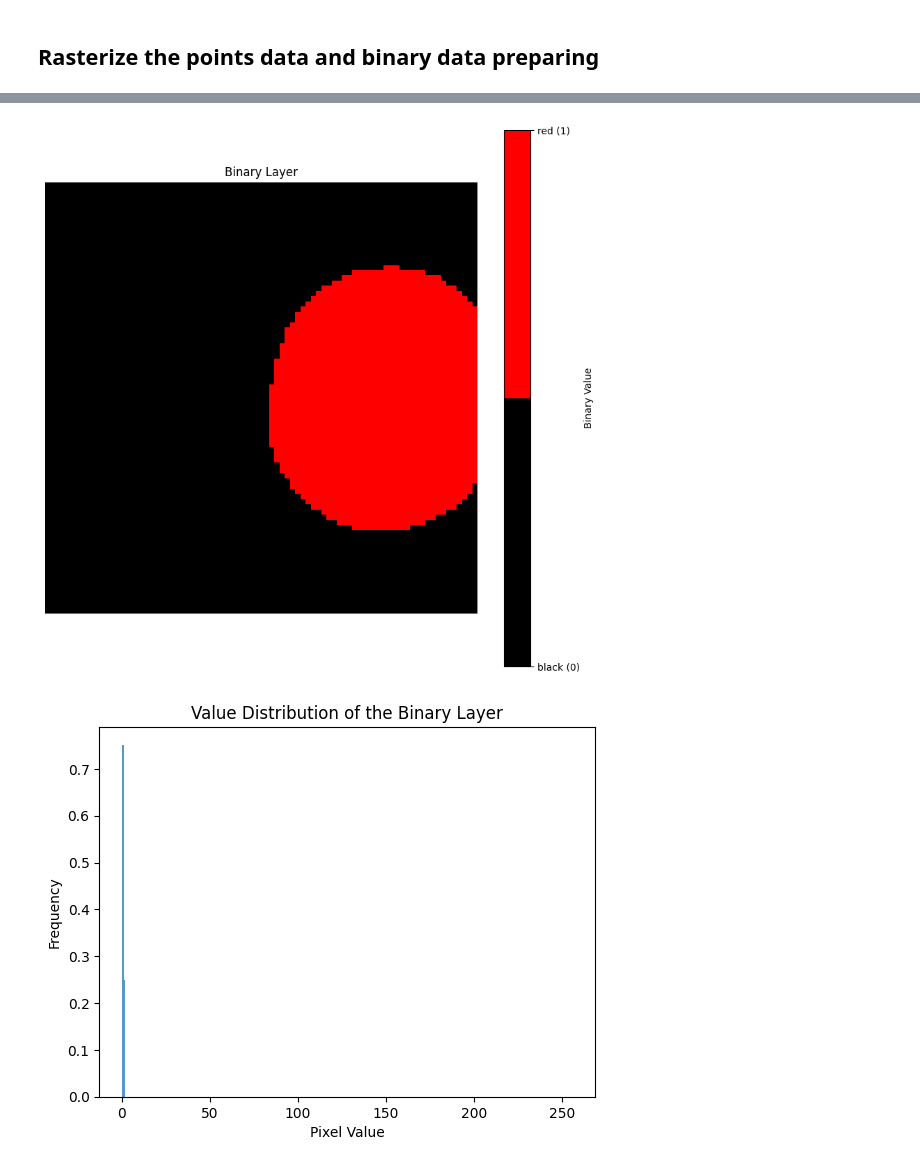
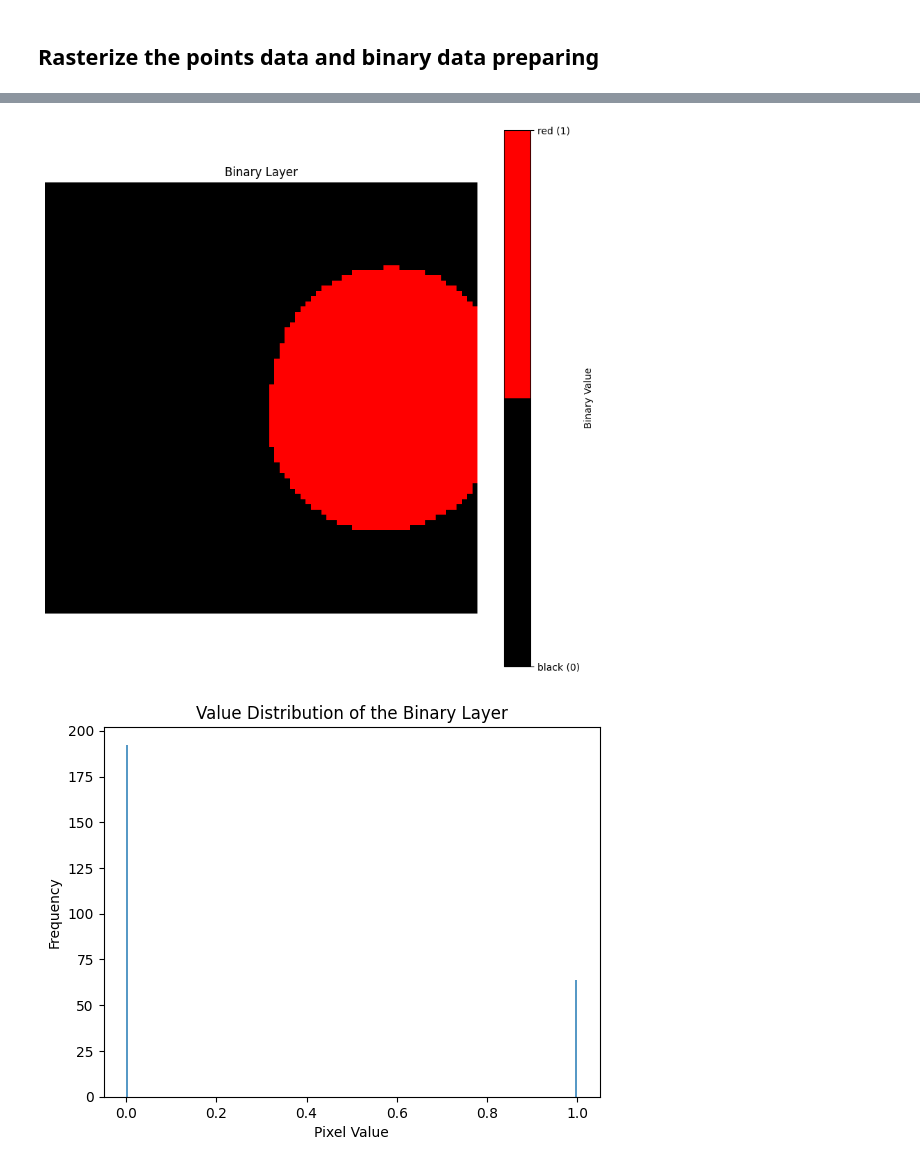
Before and after one commit to wayne-xyz/GoogleEarthEngineTask, a Jupyter notebook: Tif_Trainning/Tif_training.ipynb, the cells around one changed output, grey strips where cells are left out. Drawn from its saved outputs; the diff is of its cells as text; code cells hidden in the pictures.

```diff
--- a/Tif_Trainning/Tif_training.ipynb
+++ b/Tif_Trainning/Tif_training.ipynb
@@ -163,7 +164,7 @@ from shapely.geometry import box
 import pandas as pd
 
 
-def create_binary_raster(tif_path, points_shpfile_path, buffer_radius=100,verbos=False):
+def create_binary_raster(tif_path, points_shpfile_path, buffer_radius=0.001,verbos=False):
     """
     Creates a binary raster layer from points that fall within the TIF extent
     and match the time period of the TIF file.
@@ -171,7 +172,7 @@ def create_binary_raster(tif_path, points_shpfile_path, buffer_radius=100,verbos
     Parameters:
         tif_path: path to TIF file (format: 'xxxxx-YYYY-MM-nicfi.tif')
         points_shpfile_path: path to points shapefile with ACQ_TIME field
-        buffer_radius: radius in meters for buffering points in the UTM CRS 100 is meter, but i the WGS84 is degree,
+        buffer_radius: radius in meters for buffering points in the UTM CRS 100 is meter, but currently the WGS84 is degree,  0.001 degree is about 100 meter
     """
     # Extract date from TIF filename
     tif_filename = os.path.basename(tif_path)
@@ -238,6 +239,10 @@ def create_binary_raster(tif_path, points_shpfile_path, buffer_radius=100,verbos
     if points_gdf.crs != meta['crs']:
         print('The points_gdf crs is not the same as the tif meta crs, converting the points_gdf crs to the tif meta crs')
         points_gdf = points_gdf.to_crs(meta['crs'])
+
+
+
+# TODO CRS changeing to accepte the meters as unit of radius
 
     points_gdf['geometry'] = points_gdf.geometry.buffer(buffer_radius)
 
@@ -318,7 +323,7 @@ def create_binary_raster(tif_path, points_shpfile_path, buffer_radius=100,verbos
 
 def show_value_distribution(binary_layer):
     # show the value distribution of the binary layer
-    plt.hist(binary_layer.flatten(), bins=256, range=(0, 256), density=True, alpha=0.75)
+    plt.hist(binary_layer.flatten(), bins=256, range=(0, 1), density=True, alpha=0.75)
     plt.xlabel('Pixel Value')
     plt.ylabel('Frequency')
     plt.title('Value Distribution of the Binary Layer')
@@ -340,32 +345,39 @@ def show_binary_layer(binary_layer, title="Binary Layer"):
     plt.title(title)
     plt.axis('off')
     plt.show()
+
+def save_layer_as_tif(binary_layer,meta,file_name):
+    file_path=os.path.join(tif_label_folder_path,file_name)
+    with rasterio.open(file_path, 'w', **meta) as dst:
+        dst.write(binary_layer, 1)
 # %%
 # Try example of convert firepoints to raster data
 example_tif_file_name='438-2021-05-nicfi.tif'
 fire_layer,meta=create_binary_raster(f"{tif_folder_path}\{example_tif_file_name}",J1V_shapefile_path,verbos=True)
 show_binary_layer(fire_layer)
 # print the meta data
 
 
 show_value_distribution(fire_layer)
+layer_name=f"{example_tif_file_name.split('.')[0]}-l.tif"
+save_layer_as_tif(fire_layer,meta,layer_name)
 # %% [output]
 Total points before date filtering: 623
 Points after date filtering: 16
 Final points after spatial filtering: 2
 
 Before buffering:
 Type of points_gdf: <class 'geopandas.geodataframe.GeoDataFrame'>
 CRS: EPSG:4326
 tif meta crs is GEOGCS["WGS 84",DATUM["World Geodetic System 1984",SPHEROID["WGS 84",6378137,298.257223563]],PRIMEM["Greenwich",0],UNIT["degree",0.0174532925199433,AUTHORITY["EPSG","9122"]],AXIS["Lati ...
 Number of points: 2
 
 After buffering:
 Number of features: 2
 ... (9 lines left out)
 Buffer area is 0.00% of TIF area
 Points buffer area is within TIF boundary
 The binary array shape is (83, 83)
 The number of 1 in the binary array is 1712
 [figure]
-[figure, old version]
+[figure, new version]
```
Also changed, not shown: parts of 1 cell of this notebook.
